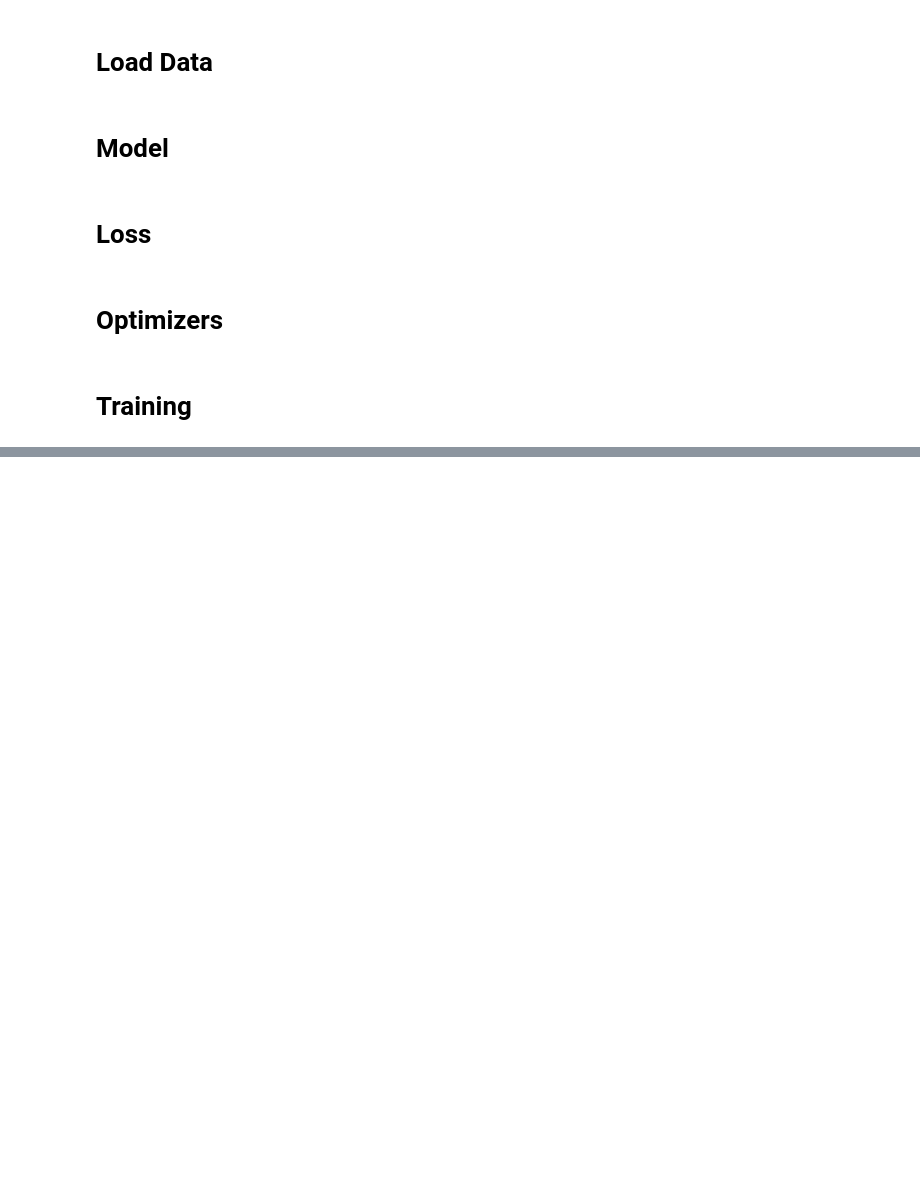
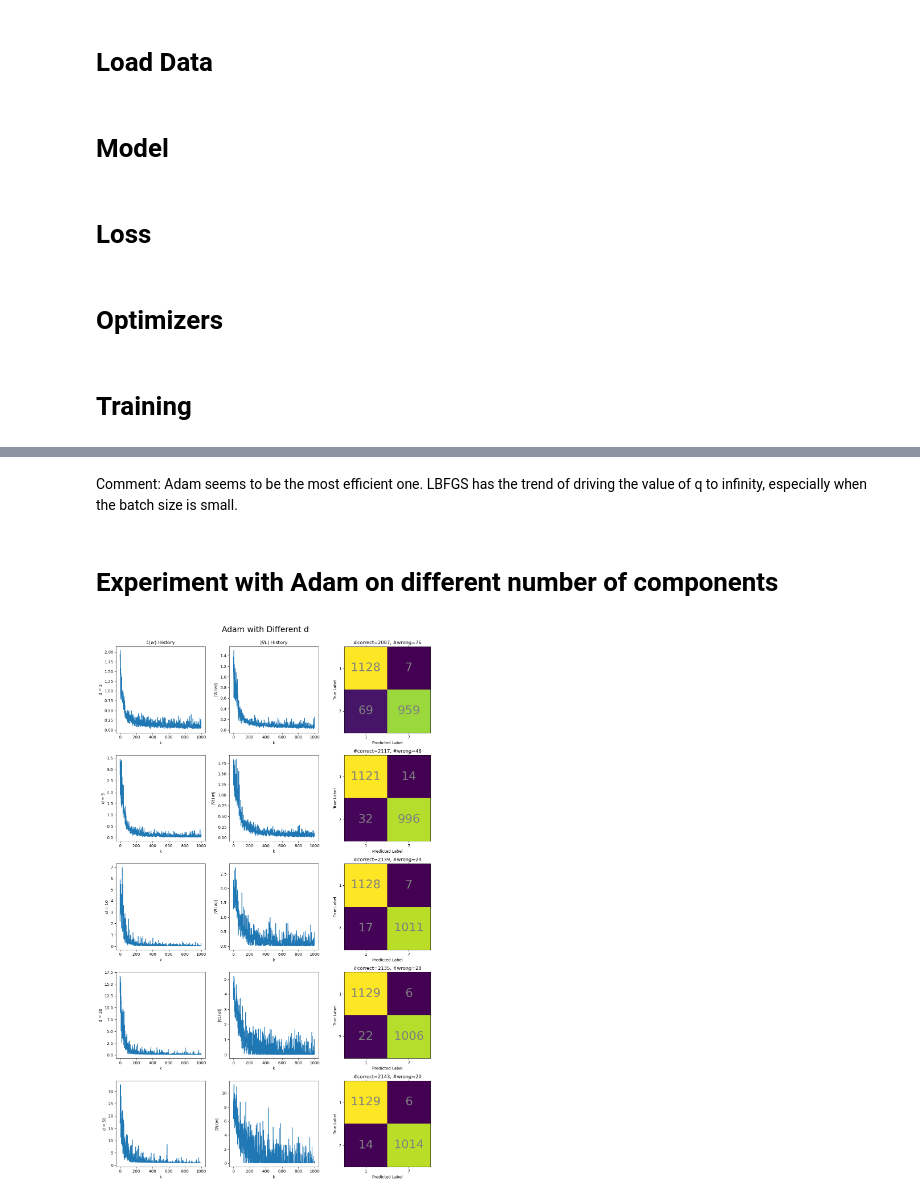
Before and after one commit to qchen0815/AMSC808N-Project-1-Qiuyi, a Jupyter notebook: problem1.ipynb, the cells around one changed output, grey strips where cells are left out. Saved outputs shown, nothing was run; the diff lists cells and outputs as text; code cells hidden in the pictures; blank space fills up the shorter version.

```diff
--- a/problem1.ipynb
+++ b/problem1.ipynb
@@ -297,0 +341,44 @@ for blist, bsz in zip(batch_list, batch_sizes):
+# %% [markdown]
+Comment: Adam seems to be the most efficient one. LBFGS has the trend of driving the value of q to infinity, especially when the batch size is small.
+# %% [markdown]
+# Experiment with Adam on different number of components
+# %%
+alpha = 1e-2
+epochs = 1000
+batch = 32
+ds = [3, 5, 10, 20, 50]
+
+d_list = []
+for d in ds:
+    train_X, train_y, test_X, test_y = build_PCA_dataset(d, train_img_1, train_img_7, test_img_1, test_img_7)
+    model = QuadraticModel(d)
+    opt = Adam(model, alpha, silent=False)
+    loss = Loss(train_X, train_y, batch, lam=1e-3)
+
+    f_list = np.empty(epochs)
+    g_list = np.empty(epochs)
+
+    for i in tqdm(range(epochs), desc='\tTraining with {} for d = {}'.format(opt, d)):
+        f, g = opt(loss)
+        f_list[i] = f
+        g_list[i] = np.linalg.norm(g)
+    d_list.append([model, f_list, g_list, accuracy(model, train_X, train_y, len(train_img_1)), accuracy(model, test_X, test_y, len(test_img_1))])
+# %%
+def plot_pca(d_list, title=None):
+    fig, axes = plt.subplots(len(ds), 3, figsize=(3*4, 4*len(ds)))
+    for i, (bl, bz) in enumerate(zip(d_list, ds)):
+        model, f_list, g_list, acc_train, acc_test = bl
+        plot_lvalue(axes[i, 0], f_list)
+        plot_gnorm(axes[i, 1], g_list)
+        plot_confusion_matrix(axes[i, 2], acc_test)
+
+    axes[0, 0].set_title('$L(w)$ History')
+    axes[0, 1].set_title(r'$\|\nabla L\|$ History')
+    for i, d in enumerate(ds): axes[i, 0].set_ylabel('d = {}'.format(d))
+    fig.suptitle(title, fontsize=20)
+    fig.tight_layout()
+    fig.show()
+# %%
+plot_pca(d_list, title='Adam with Different d\n')
+# %% [output]
+[figure, added]
```
Also changed, not shown: parts of 5 cells of this notebook.
